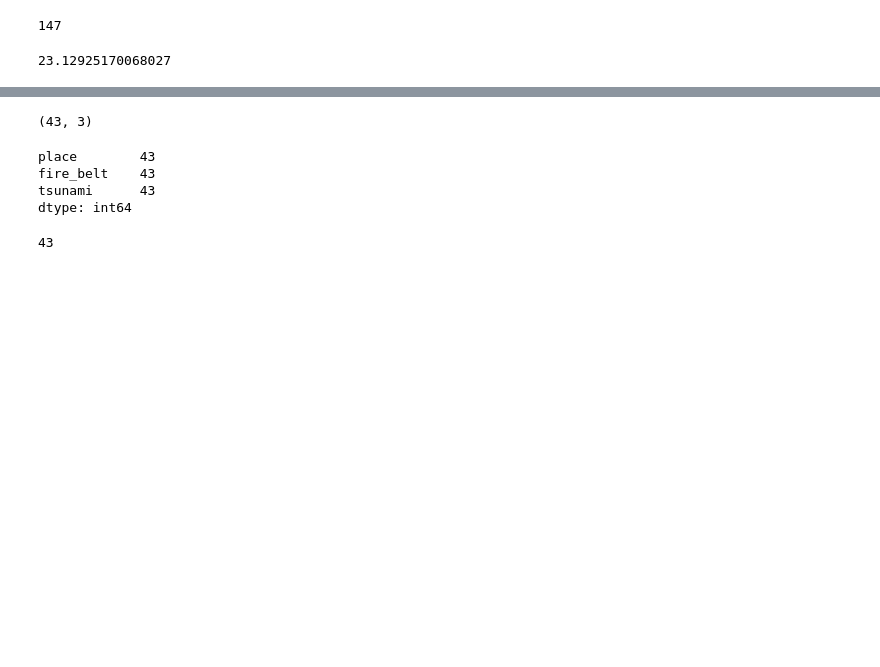
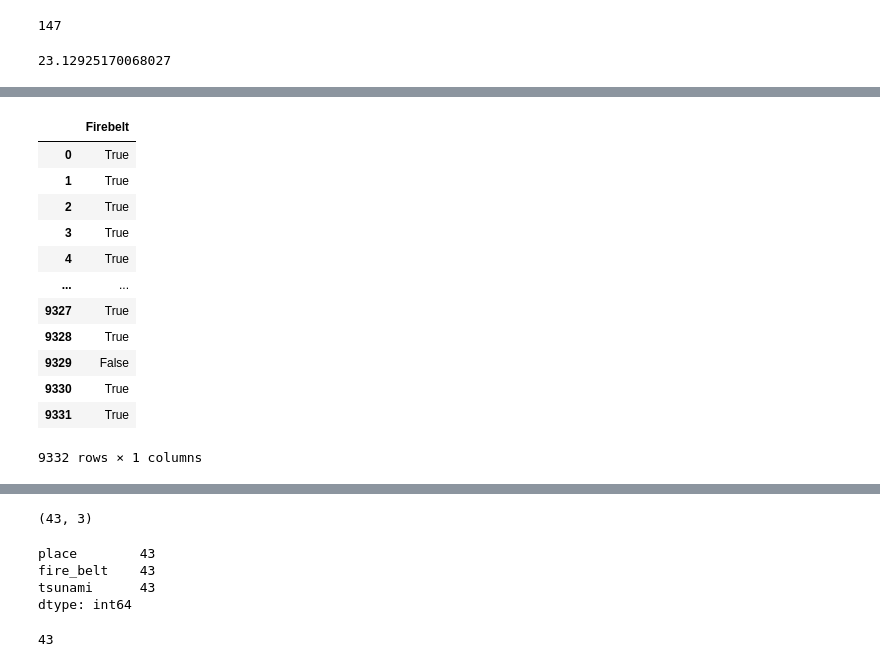
Before and after one commit to LauraGSanchz/DS_PT_09_2023, a Jupyter notebook: Data_Analysis/Analisis_de_datos/ch_02/ejercicios.ipynb, the cells around one changed output, grey strips where cells are left out. Cells and saved outputs as stored; diff of their text form; code cells hidden in the pictures; blank space fills up the shorter version.

```diff
--- a/Data_Analysis/Analisis_de_datos/ch_02/ejercicios.ipynb
+++ b/Data_Analysis/Analisis_de_datos/ch_02/ejercicios.ipynb
@@ -155,0 +217,24 @@ Name: count, dtype: int64
+# %%
+lista = ['Alaska', 'Antarctic', 'Bolivia',
+         'CA', 'Canada', 'Chile',
+         'Costa Rica', 'Ecuador',
+         'Fiji', 'Guatemala', 'Indonesia',
+         'Japan', 'Kermadec', 'MX',
+         'New Zealand', 'Peru', 'Philipines',
+         'Russia', 'Taiwan', 'Tonga', 'Washington']
+data['Firebelt'] = data['place'].str.contains('|'.join(lista))
+data[['Firebelt']]
+# %% [output]
+|  | Firebelt |
+| 0 | True |
+| 1 | True |
+| 2 | True |
+| 3 | True |
+| 4 | True |
+| ... | ... |
+| 9327 | True |
+| 9328 | True |
+| 9329 | False |
+| 9330 | True |
+| 9331 | True |
+9332 rows × 1 columns
```
Also changed, not shown: parts of 30 cells of this notebook.
